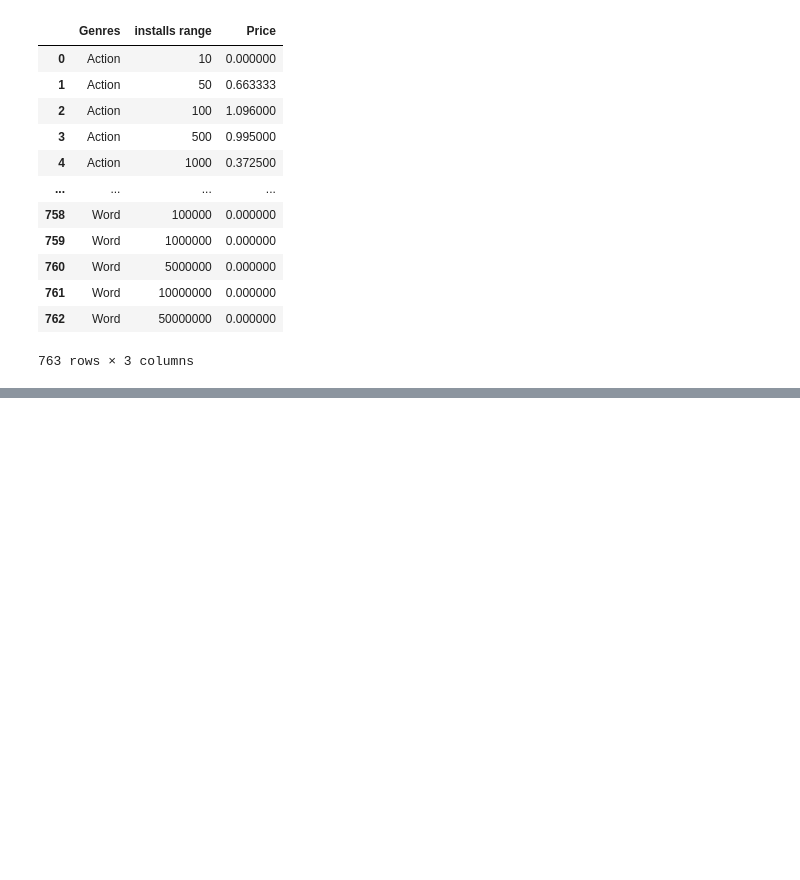
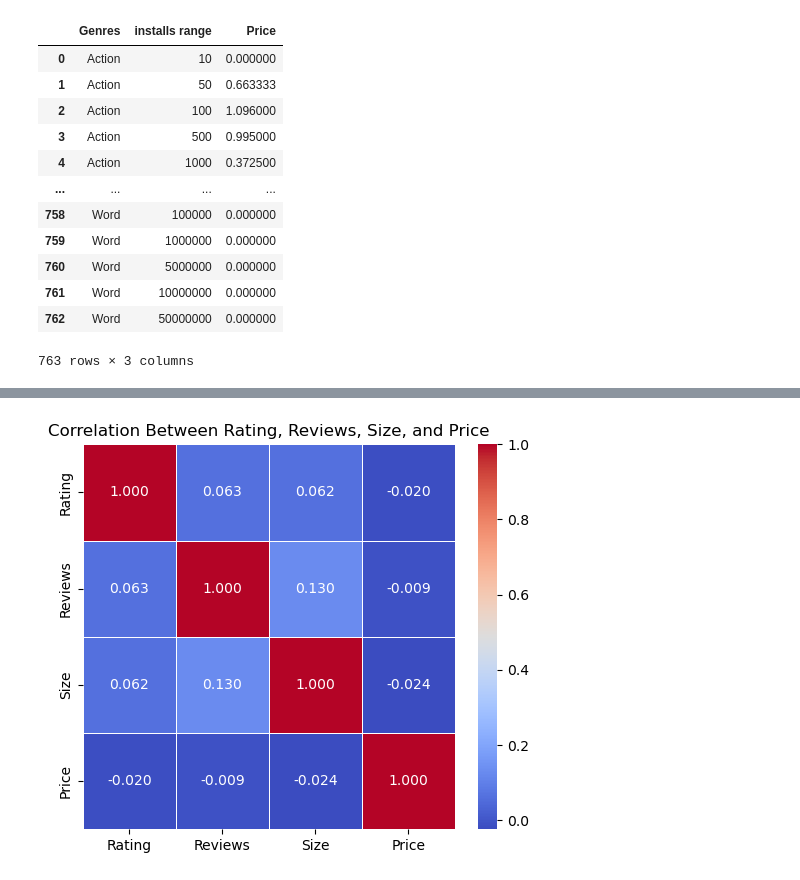
Before and after one commit to YoussifAhmed66/Play-Store-apps-data-cleaning-and-preprocessing, a Jupyter notebook: Script.ipynb, the cells around one changed output, grey strips where cells are left out. Saved outputs shown, nothing was run; the diff lists cells and outputs as text; code cells hidden in the pictures; blank space fills up the shorter version.

```diff
--- a/Script.ipynb
+++ b/Script.ipynb
@@ -713,0 +840,4 @@ df_avg_price
+# %%
+df_corr = df[['Rating', 'Reviews', 'Size', 'Price']]
+corr = df_corr.corr()
+corr
@@ -713,0 +850,7 @@ df_avg_price
+# %%
+plt.figure(figsize=(6, 5))
+sns.heatmap(corr, annot=True, cmap='coolwarm', fmt=".3f", linewidths=0.5)
+plt.title("Correlation Between Rating, Reviews, Size, and Price")
+plt.show()
+# %% [output]
+[figure, added]
```
Also changed, not shown: parts of 31 cells of this notebook.
